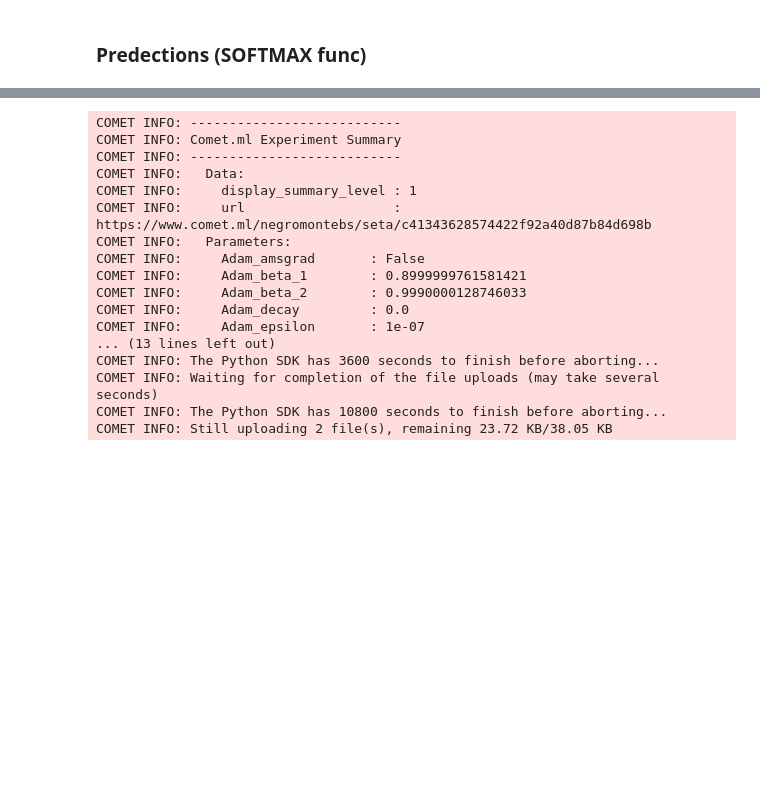
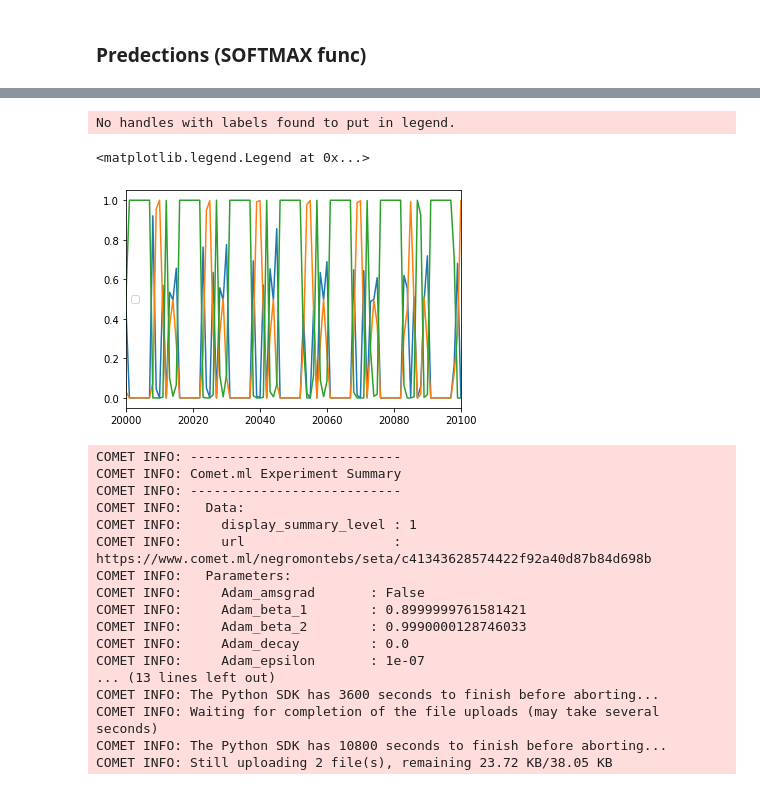
Before and after one commit to blackmountainb/taad-project, a Jupyter notebook: code/Train_new.ipynb, the cells around one changed output, grey strips where cells are left out. Drawn from its saved outputs; the diff is of its cells as text; code cells hidden in the pictures; blank space fills up the shorter version.

```diff
--- a/code/Train_new.ipynb
+++ b/code/Train_new.ipynb
@@ -111,6 +114,7 @@ featuresdf.to_pickle(fileMFCCs)
 ### Load Model from saved files
 # %%
 model = load_model('../model_save/cut_setA', compile = True)
+fileMFCCs = '../MFCCs/completeSetA_' + '3000' + '.pkl'
 featuresdf = pd.read_pickle(fileMFCCs)
 featuresdf.head()
 # %% [output]
@@ -142,3 +142,28 @@ predictions = model.predict(X)
+# %%
+colSone = []
+colSTwo = []
+colNoise = []
+colNoisesOne = []
+for item in predictions:
+
+    colSone.append(item[0])
+    colSTwo.append(item[1])
+    colNoise.append(item[2])
+    colNoisesOne.append(item[2])
+
+#print(colSone)
+
+
+plt.plot(colSone)
+plt.plot(colSTwo)
+plt.plot(colNoise)
+#plt.plot(colNoisesOne)
+plt.xlim(20000, 20100)
+plt.legend()
+# %% [output]
+No handles with labels found to put in legend.
+<matplotlib.legend.Legend at 0x...>
+[figure, added]
 # %%
 experiment.end()
 # %% [output]
```
Also changed, not shown: parts of 4 cells of this notebook, 2 other files.
